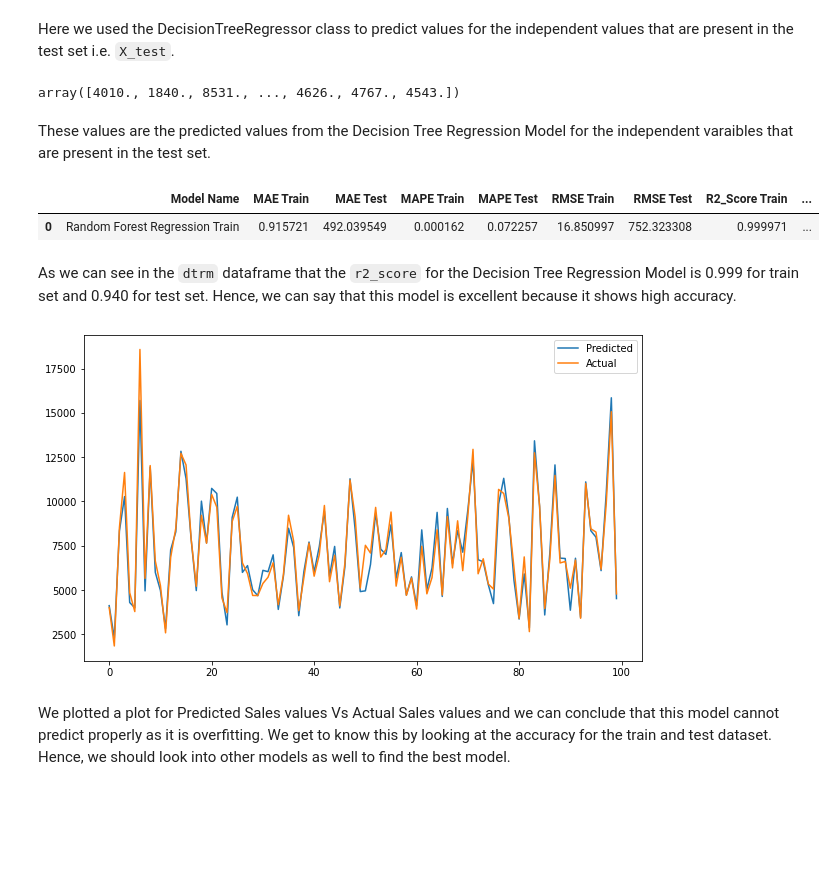
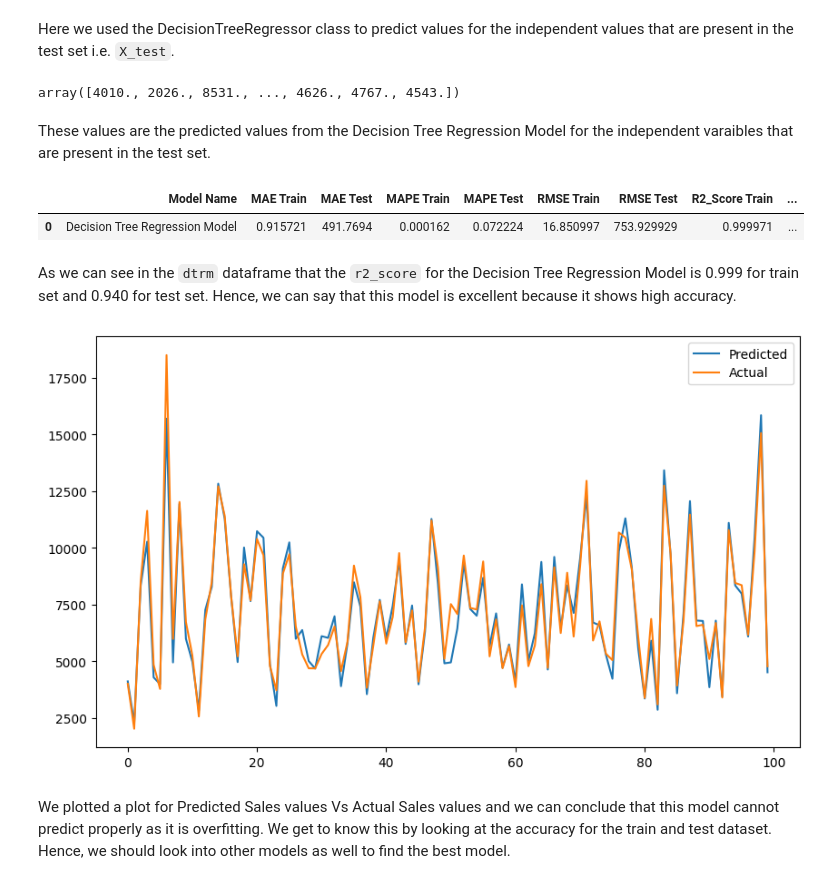
Before and after one commit to Saif-Khan435/Retail-Sales-Prediction, a Jupyter notebook: Mohammed_Saif_Khan_M4W3_Rossmann_Sales_Prediction_Capstone_Project.ipynb, the cells around one changed output. Saved outputs shown, nothing was run; the diff lists cells and outputs as text; code cells hidden in the pictures; blank space fills up the shorter version.

```diff
--- a/Mohammed_Saif_Khan_M4W3_Rossmann_Sales_Prediction_Capstone_Project.ipynb
+++ b/Mohammed_Saif_Khan_M4W3_Rossmann_Sales_Prediction_Capstone_Project.ipynb
@@ -137,13 +137,13 @@ We import drive from google library to mount the google drive to the google cola
 # %%
 # Loading the first dataset
 
-sales_df = pd.read_csv('/content/drive/MyDrive/Alma Better Pinnacle Pro/Module 4 - Capstone Projects/Retail Sales Prediction/Copy of Rossmann Stores Data.csv',parse_dates=['Date'])
+sales_df = pd.read_csv('/content/drive/MyDrive/Alma Better Pinnacle Pro/Module 4 - Capstone Projects/Regression Capstone Project/Retail Sales Prediction/Copy of Rossmann Stores Data.csv',parse_dates=['Date'])
 # %% [markdown]
 We are loading the first dataset i.e. the sales dataset which is the Rossmann Stores Data as `sales_df`.
 # %%
 # Loading the second dataset
 
-store_df = pd.read_csv('/content/drive/MyDrive/Alma Better Pinnacle Pro/Module 4 - Capstone Projects/Retail Sales Prediction/Copy of store.csv')
+store_df = pd.read_csv('/content/drive/MyDrive/Alma Better Pinnacle Pro/Module 4 - Capstone Projects//Regression Capstone Project/Retail Sales Prediction/Copy of store.csv')
 # %% [markdown]
 We are loading the second dataset i.e. the store dataset which is the Stores as `store_df`.
 # %% [markdown]
@@ -1075,17 +1075,17 @@ Here we used the DecisionTreeRegressor class to predict values for the independe
 # %%
 y_pred_dt
 # %% [output]
-array([4010., 1840., 8531., ..., 4626., 4767., 4543.])
+array([4010., 2026., 8531., ..., 4626., 4767., 4543.])
 # %% [markdown]
 These values are the predicted values from the Decision Tree Regression Model for the independent varaibles that are present in the test set.
 # %%
 # Checking the metrics for the model
 
-dtrm = model_metrics( 'Random Forest Regression Train', y_train, y_pred_train_dt, y_test, y_pred_dt)
+dtrm = model_metrics( 'Decision Tree Regression Model', y_train, y_pred_train_dt, y_test, y_pred_dt)
 dtrm
 # %% [output]
 |  | Model Name | MAE Train | MAE Test | MAPE Train | MAPE Test | RMSE Train | RMSE Test | R2_Score Train | ... |
-| 0 | Random Forest Regression Train | 0.915721 | 492.039549 | 0.000162 | 0.072257 | 16.850997 | 752.323308 | 0.999971 | ... |
+| 0 | Decision Tree Regression Model | 0.915721 | 491.7694 | 0.000162 | 0.072224 | 16.850997 | 753.929929 | 0.999971 | ... |
 # %% [markdown]
 As we can see in the `dtrm` dataframe that the `r2_score` for the Decision Tree Regression Model is 0.999 for train set and 0.940 for test set. Hence, we can say that this model is excellent because it shows high accuracy.
 # %%
@@ -1097,7 +1097,7 @@ plt.plot(y_pred_dt[:100])
 plt.legend(["Predicted","Actual"])
 plt.show()
 # %% [output]
-[figure, old version]
+[figure, new version]
 # %% [markdown]
 We plotted a plot for Predicted Sales values Vs Actual Sales values and we can conclude that this model cannot predict properly as it is overfitting. We get to know this by looking at the accuracy for the train and test dataset. Hence, we should look into other models as well to find the best model.
 # %% [markdown]
```
Also changed, not shown: parts of 13 cells of this notebook.
